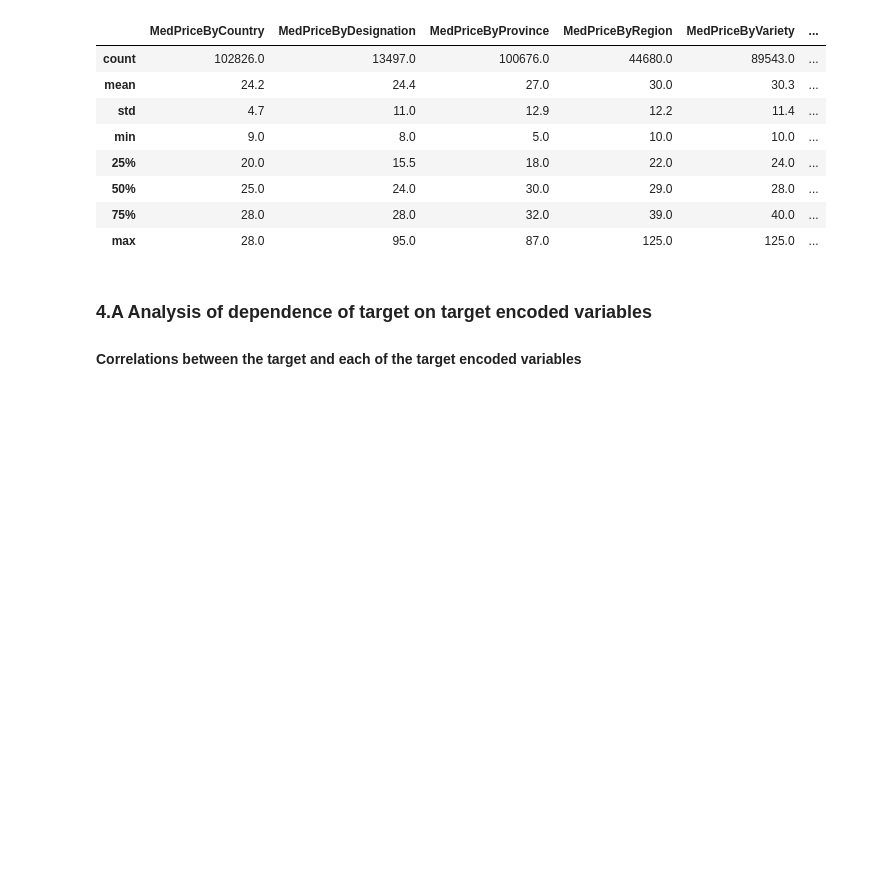
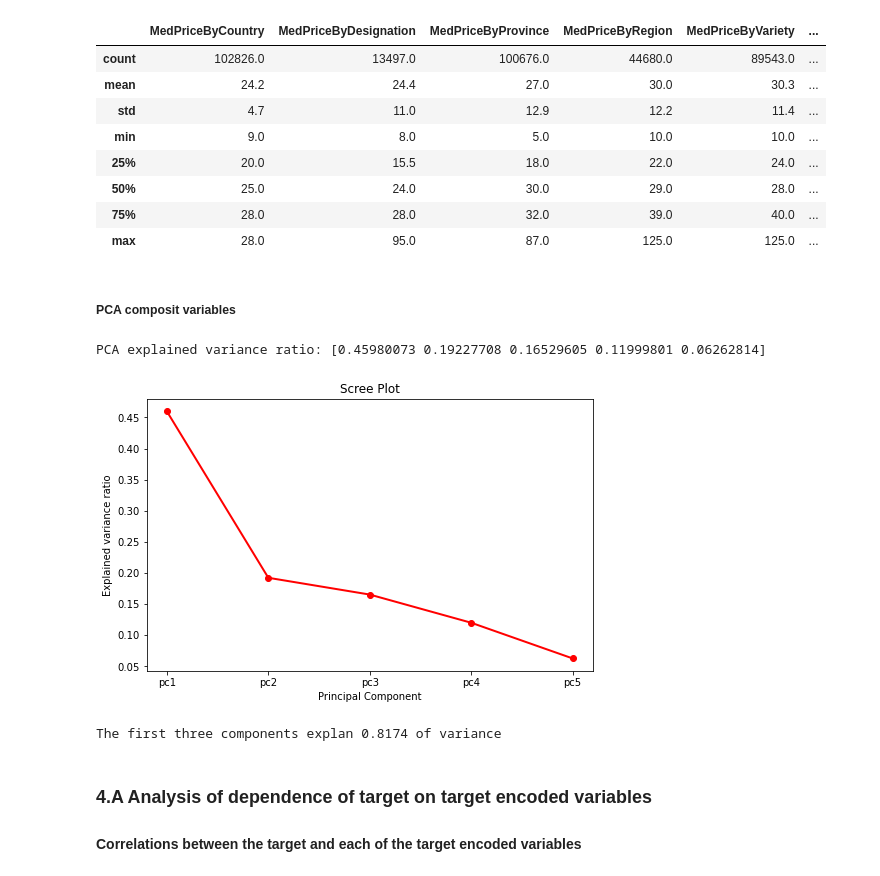
Before and after one commit to Yanina-Kutovaya/portfolio, a Jupyter notebook: Wine_Review_exploratory_data_analysis.ipynb, the cells around one changed output. Cells and saved outputs as stored; diff of their text form; code cells hidden in the pictures; blank space fills up the shorter version.

```diff
--- a/Wine_Review_exploratory_data_analysis.ipynb
+++ b/Wine_Review_exploratory_data_analysis.ipynb
@@ -811,6 +811,31 @@ round(X_train[numeric_vars].describe(include="all"), 1)
 | 50% | 25.0 | 24.0 | 30.0 | 29.0 | 28.0 | ... |
 | 75% | 28.0 | 28.0 | 32.0 | 39.0 | 40.0 | ... |
 | max | 28.0 | 95.0 | 87.0 | 125.0 | 125.0 | ... |
+# %% [markdown]
+##### PCA composit variables
+# %%
+scaler = StandardScaler()
+a = X_train[['MedPriceByCountry', 'MedPriceByProvince', 'MedPriceByRegion',
+               'MedPriceByVariety', 'MedPriceByWinery']].fillna(0)
+
+a = scaler.fit_transform(a)
+pca = PCA(n_components=5)
+pca.fit(a)
+print(f'PCA explained variance ratio: {pca.explained_variance_ratio_}\n')
+
+fig = plt.figure(figsize=(8,5))
+plt.plot(['pc1','pc2','pc3','pc4', 'pc5'], pca.explained_variance_ratio_, 'ro-', linewidth=2)
+plt.title('Scree Plot')
+plt.xlabel('Principal Component')
+plt.ylabel('Explained variance ratio')
+plt.show()
+
+print('\n')
+print(f'The first three components explan {round(pca.explained_variance_ratio_[:3].sum(),4)} of variance\n')
+# %% [output]
+PCA explained variance ratio: [0.45980073 0.19227708 0.16529605 0.11999801 0.06262814]
+[figure, added]
+The first three components explan 0.8174 of variance
 # %% [markdown]
 ### 4.A Analysis of dependence of target on target encoded variables
 #### Correlations between the target and each of the target encoded variables
```
Also changed, not shown: parts of 2 cells of this notebook.
